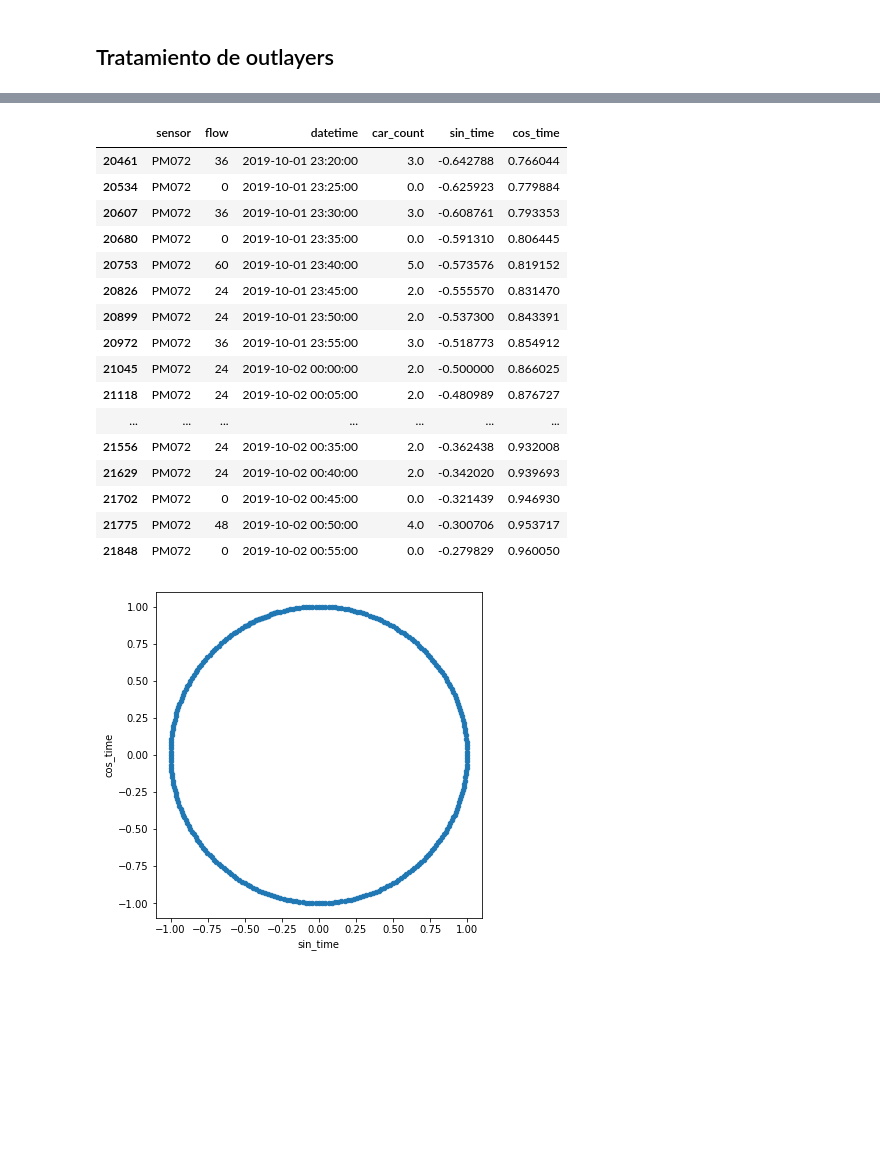
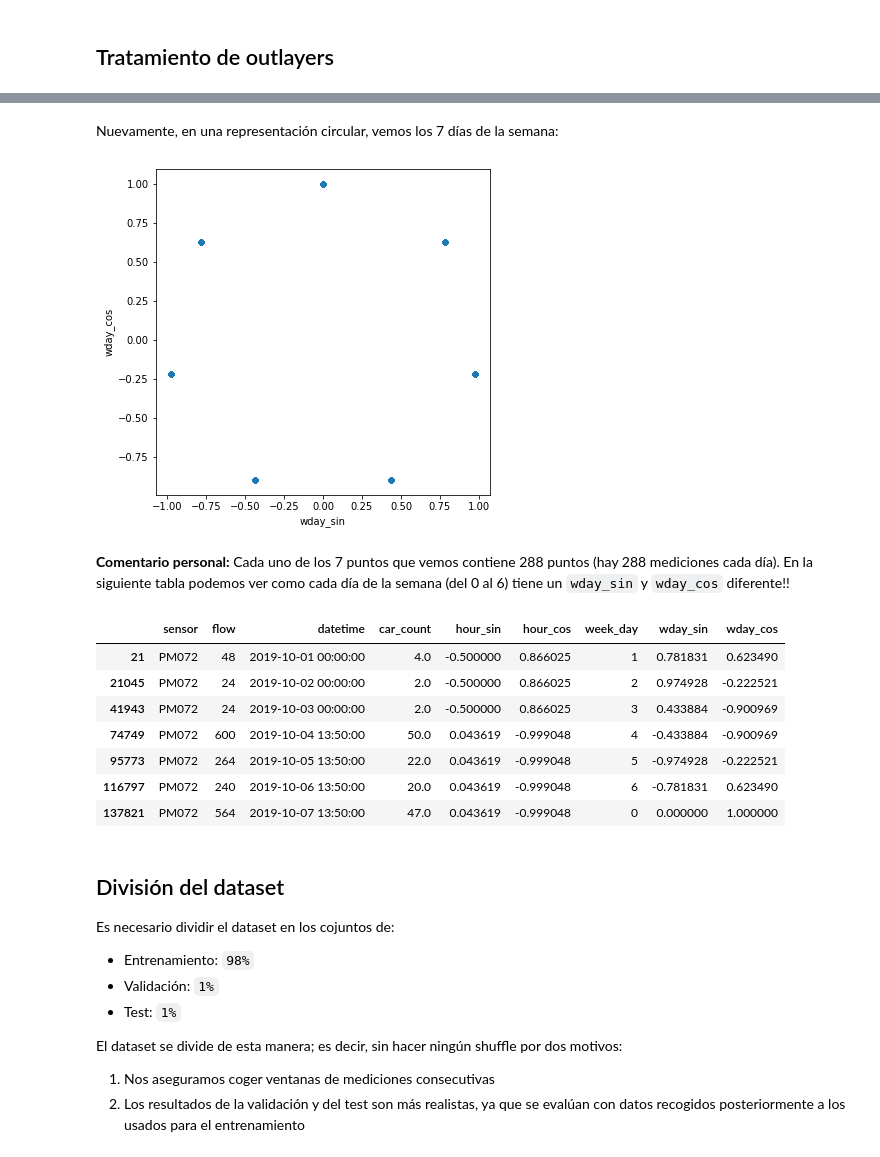
Before and after one commit to albertopmp/TFG, a Jupyter notebook: src/TrafficFlow.ipynb, the cells around one changed output, grey strips where cells are left out. Cells and saved outputs as stored; diff of their text form; code cells hidden in the pictures; blank space fills up the shorter version.

```diff
--- a/src/TrafficFlow.ipynb
+++ b/src/TrafficFlow.ipynb
@@ -152 +144,4 @@ df.loc[bad_max_car_count, 'car_count'] = 0.0
+# %%
+df = df[df.flow != 99999.0]
+df = df[df.car_count != 8333.25]
 # %% [markdown]
@@ -200,5 +230,4 @@ de interés para el experimento:
 # %%
-lista_sensores = ['PM016', 'PM020', 'PM024', 'PM030', 'PM031', 'PM032', 'PM033', 'PM034', 'PM072', 'PM076', 'PM077', 'PM079']
-
-df = df.loc[df['sensor'].isin(lista_sensores)]
+sensors_list = ['PM029', 'PM034', 'PM072']
+df_1 = df.loc[df['sensor'].isin(sensors_list)]
 # %% [markdown]
@@ -362,4 +414,4 @@ Para convertir el tiempo en una señal usable, se puede usar el seno y el coseno
 # %%
 seconds_in_day = 24*60*60
-df['sin_time'] = np.sin(timestamp_s * (2 * np.pi / seconds_in_day))
-df['cos_time'] = np.cos(timestamp_s * (2 * np.pi / seconds_in_day))
+df['hour_sin'] = np.sin(timestamp_s * (2 * np.pi / seconds_in_day))
+df['hour_cos'] = np.cos(timestamp_s * (2 * np.pi / seconds_in_day))
@@ -395,24 +468,37 @@ df.loc[df['sensor'] == 'PM072']
+# %%
+df['week_day'] = df['datetime'].dt.weekday
+days_in_week = 7 # dt.weekday asigna valores del 0 (Lunes) al 6 (Domingo)
+df['wday_sin'] = np.sin(df['week_day'] * (2 * np.pi / days_in_week))
+df['wday_cos'] = np.cos(df['week_day'] * (2 * np.pi / days_in_week))
+# %% [markdown]
+Nuevamente, en una representación circular, vemos los 7 días de la semana:
+# %%
+df.loc[df['sensor'] == 'PM072'][:2100].plot.scatter('wday_sin','wday_cos').set_aspect('equal');
+# %% [output]
+[figure, added]
+# %% [markdown]
+**Comentario personal:** Cada uno de los 7 puntos que vemos contiene 288 puntos (hay 288 mediciones cada día).
+En la siguiente tabla podemos ver como cada día de la semana (del 0 al 6) tiene un `wday_sin` y `wday_cos` diferente!!
 # %%
-df.loc[df['sensor'] == 'PM072'][280:300]
+df.loc[df['sensor'] == 'PM072'][0:2000:288]
 # %% [output]
-|  | sensor | flow | datetime | car_count | sin_time | cos_time |
-| 20461 | PM072 | 36 | 2019-10-01 23:20:00 | 3.0 | -0.642788 | 0.766044 |
-| 20534 | PM072 | 0 | 2019-10-01 23:25:00 | 0.0 | -0.625923 | 0.779884 |
-| 20607 | PM072 | 36 | 2019-10-01 23:30:00 | 3.0 | -0.608761 | 0.793353 |
-| 20680 | PM072 | 0 | 2019-10-01 23:35:00 | 0.0 | -0.591310 | 0.806445 |
-| 20753 | PM072 | 60 | 2019-10-01 23:40:00 | 5.0 | -0.573576 | 0.819152 |
-| 20826 | PM072 | 24 | 2019-10-01 23:45:00 | 2.0 | -0.555570 | 0.831470 |
-| 20899 | PM072 | 24 | 2019-10-01 23:50:00 | 2.0 | -0.537300 | 0.843391 |
-| 20972 | PM072 | 36 | 2019-10-01 23:55:00 | 3.0 | -0.518773 | 0.854912 |
-| 21045 | PM072 | 24 | 2019-10-02 00:00:00 | 2.0 | -0.500000 | 0.866025 |
-| 21118 | PM072 | 24 | 2019-10-02 00:05:00 | 2.0 | -0.480989 | 0.876727 |
-| ... | ... | ... | ... | ... | ... | ... |
-| 21556 | PM072 | 24 | 2019-10-02 00:35:00 | 2.0 | -0.362438 | 0.932008 |
-| 21629 | PM072 | 24 | 2019-10-02 00:40:00 | 2.0 | -0.342020 | 0.939693 |
-| 21702 | PM072 | 0 | 2019-10-02 00:45:00 | 0.0 | -0.321439 | 0.946930 |
-| 21775 | PM072 | 48 | 2019-10-02 00:50:00 | 4.0 | -0.300706 | 0.953717 |
-| 21848 | PM072 | 0 | 2019-10-02 00:55:00 | 0.0 | -0.279829 | 0.960050 |
+|  | sensor | flow | datetime | car_count | hour_sin | hour_cos | week_day | wday_sin | wday_cos |
+| 21 | PM072 | 48 | 2019-10-01 00:00:00 | 4.0 | -0.500000 | 0.866025 | 1 | 0.781831 | 0.623490 |
+| 21045 | PM072 | 24 | 2019-10-02 00:00:00 | 2.0 | -0.500000 | 0.866025 | 2 | 0.974928 | -0.222521 |
+| 41943 | PM072 | 24 | 2019-10-03 00:00:00 | 2.0 | -0.500000 | 0.866025 | 3 | 0.433884 | -0.900969 |
+| 74749 | PM072 | 600 | 2019-10-04 13:50:00 | 50.0 | 0.043619 | -0.999048 | 4 | -0.433884 | -0.900969 |
+| 95773 | PM072 | 264 | 2019-10-05 13:50:00 | 22.0 | 0.043619 | -0.999048 | 5 | -0.974928 | -0.222521 |
+| 116797 | PM072 | 240 | 2019-10-06 13:50:00 | 20.0 | 0.043619 | -0.999048 | 6 | -0.781831 | 0.623490 |
+| 137821 | PM072 | 564 | 2019-10-07 13:50:00 | 47.0 | 0.043619 | -0.999048 | 0 | 0.000000 | 1.000000 |
-# %%
-df.loc[df['sensor'] == 'PM072'][:300].plot.scatter('sin_time','cos_time').set_aspect('equal');
-# %% [output]
-[figure, removed]
+# %% [markdown]
+## División del dataset
+
+Es necesario dividir el dataset en los cojuntos de:
+* Entrenamiento: `98%`
+* Validación: `1%`
+* Test: `1%`
+
+El dataset se divide de esta manera; es decir, sin hacer ningún shuffle por dos motivos:
+1. Nos aseguramos coger ventanas de mediciones consecutivas
+2. Los resultados de la validación y del test son más realistas, ya que se evalúan con datos recogidos
+posteriormente a los usados para el entrenamiento
```
Also changed, not shown: parts of 46 cells of this notebook.
